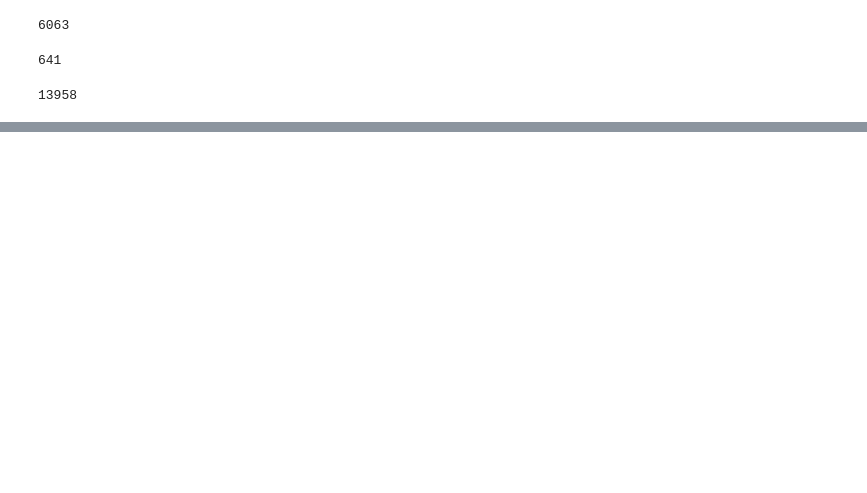
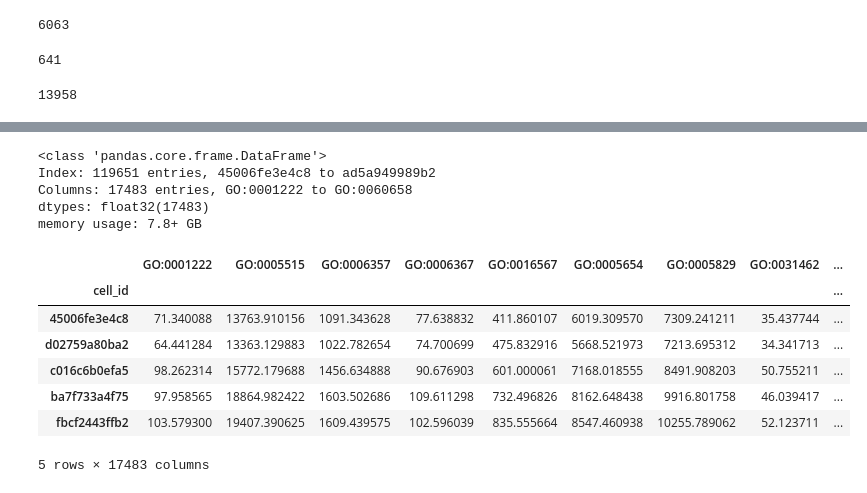
Before and after one commit to IMOKURI/kaggle-multimodal-single-cell-integration, a Jupyter notebook: notebook/GO-Ontology.ipynb, the cells around one changed output, grey strips where cells are left out. Cells and saved outputs as stored; diff of their text form; code cells hidden in the pictures; blank space fills up the shorter version.

Commit message:
feat: Add GO Ontology.
Signed-off-by: Yoshio Sugiyama <nenegi.01mo@gmail.com>

```diff
--- a/notebook/GO-Ontology.ipynb
+++ b/notebook/GO-Ontology.ipynb
@@ -186,0 +201,8 @@ cols[:10]
+# %%
+object_to_col = {}
+for col in df.columns:
+    object_id = col.split("_")[1]
+    if object_id in object_to_col:
+        object_to_col[object_id].append(col)
+    else:
+        object_to_col[object_id] = [col]
@@ -199,7 +220,7 @@ len(no_symbol)
 # %% [output]
 8039
 # %%
-found_symbol = set(cols) & set(symbols)
+found_symbol = set(object_to_col.keys()) & set(symbols)
 len(found_symbol)
 # %% [output]
 13928
@@ -237,0 +272,15 @@ TODO: symbols を column に、 cell を index に持つ df つくる
+# %%
+cite_go_ontology = pd.DataFrame(index=df.index)
+num_go_ontology = pd.DataFrame(index=df.index)
+
+for symbol in progressbar(found_symbol):
+    go_ids = goa[goa["DB Object Symbol"] == symbol]["GO ID"].unique()
+    cite_data = df[object_to_col[symbol]].sum(axis=1)
+
+    for go_id in go_ids:
+        if go_id in cite_go_ontology.columns:
+            cite_go_ontology[go_id] = cite_go_ontology[go_id] + cite_data
+            num_go_ontology[go_id] = num_go_ontology[go_id] + 1
+        else:
+            cite_go_ontology[go_id] = cite_data
+            num_go_ontology[go_id] = 1
@@ -237,0 +289,19 @@ TODO: symbols を column に、 cell を index に持つ df つくる
+# %%
+cite_go_ontology.info()
+# %% [output]
+<class 'pandas.core.frame.DataFrame'>
+Index: 119651 entries, 45006fe3e4c8 to ad5a949989b2
+Columns: 17483 entries, GO:0001222 to GO:0060658
+dtypes: float32(17483)
+memory usage: 7.8+ GB
+# %%
+cite_go_ontology.head()
+# %% [output]
+|  | GO:0001222 | GO:0005515 | GO:0006357 | GO:0006367 | GO:0016567 | GO:0005654 | GO:0005829 | GO:0031462 | ... |
+| cell_id |  |  |  |  |  |  |  |  | ... |
+| 45006fe3e4c8 | 71.340088 | 13763.910156 | 1091.343628 | 77.638832 | 411.860107 | 6019.309570 | 7309.241211 | 35.437744 | ... |
+| d02759a80ba2 | 64.441284 | 13363.129883 | 1022.782654 | 74.700699 | 475.832916 | 5668.521973 | 7213.695312 | 34.341713 | ... |
+| c016c6b0efa5 | 98.262314 | 15772.179688 | 1456.634888 | 90.676903 | 601.000061 | 7168.018555 | 8491.908203 | 50.755211 | ... |
+| ba7f733a4f75 | 97.958565 | 18864.982422 | 1603.502686 | 109.611298 | 732.496826 | 8162.648438 | 9916.801758 | 46.039417 | ... |
+| fbcf2443ffb2 | 103.579300 | 19407.390625 | 1609.439575 | 102.596039 | 835.555664 | 8547.460938 | 10255.789062 | 52.123711 | ... |
+5 rows × 17483 columns
```
Also changed, not shown: parts of 48 cells of this notebook, 3 other files.
